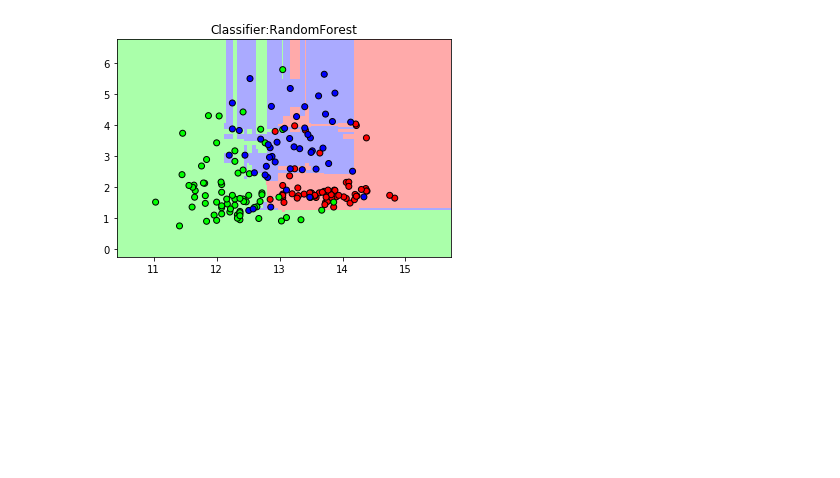
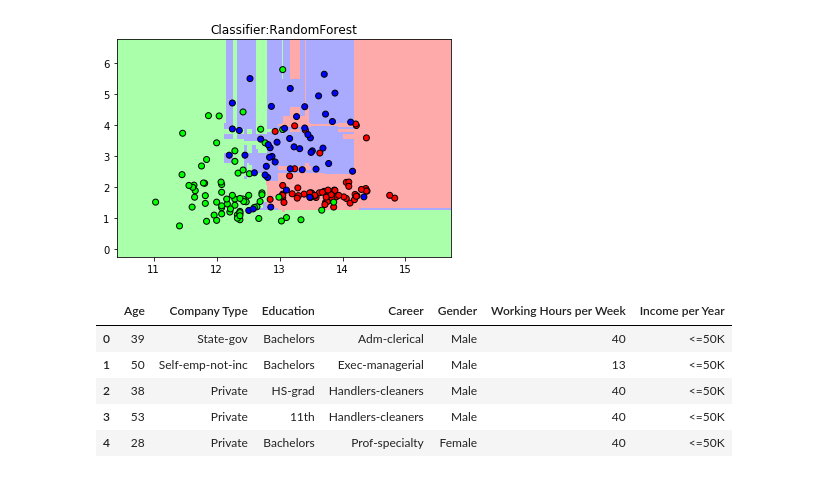
Before and after one commit to Seanoy/PythonLearning, a Jupyter notebook: machine_learning/Decision Tree.ipynb, the cells around one changed output. Saved outputs shown, nothing was run; the diff lists cells and outputs as text; code cells hidden in the pictures; blank space fills up the shorter version.

```diff
--- a/machine_learning/Decision Tree.ipynb
+++ b/machine_learning/Decision Tree.ipynb
@@ -183,19 +183,24 @@ plt.show()
 # %%
 # 采用随机森林对成年人数据集进行分析
 # 成年人数据集可以在这里下载，此外这个网站还有很多其他的数据集库
 # https://archive.ics.uci.edu/ml/machine-learning-databases/adult/
 # 下载的文件类型是.data，只需要将其更改为.csv即可。
 
 # 导入数据分析库
 import pandas as pd
 # 用pandas打开csv文件
 adult_data = pd.read_csv('adult.csv', header=None, index_col=False,
-                         name=['Age', 'Company Type', 'Weight', 'Education',
-                               'Length of Education', 'Marital Status', 'Career',
-                               'Family Condition', 'Race', 'Gender', 'Assets Income',
-                               'Assets Loss', 'Working Hours per Week', 'Birthplace',
-                               'Income per Year'])
+                         names=['Age', 'Company Type', 'Weight', 'Education', 'Length of Education', 'Marital Status',
+                                'Career', 'Family Condition', 'Race', 'Gender', 'Assets Income', 'Assets Loss',
+                                'Working Hours per Week', 'Birthplace', 'Income per Year'])
 # 为了方便，只选取其中一部分数据（特征值）
 adult_data_lite = adult_data[['Age', 'Company Type', 'Education', 'Career', 'Gender', 'Working Hours per Week', 'Income per Year']]
 # 查看数据是否被过滤成功
 display(adult_data_lite.head())
+# %% [output]
+|  | Age | Company Type | Education | Career | Gender | Working Hours per Week | Income per Year |
+| 0 | 39 | State-gov | Bachelors | Adm-clerical | Male | 40 | <=50K |
+| 1 | 50 | Self-emp-not-inc | Bachelors | Exec-managerial | Male | 13 | <=50K |
+| 2 | 38 | Private | HS-grad | Handlers-cleaners | Male | 40 | <=50K |
+| 3 | 53 | Private | 11th | Handlers-cleaners | Male | 40 | <=50K |
+| 4 | 28 | Private | Bachelors | Prof-specialty | Female | 40 | <=50K |
```
Also changed, not shown: parts of 3 cells of this notebook, 1 other file.
